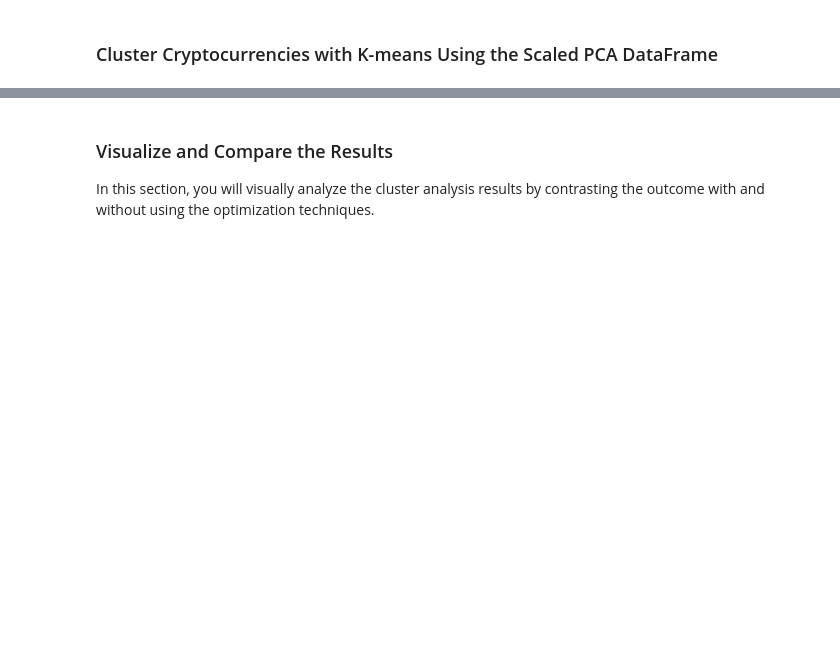
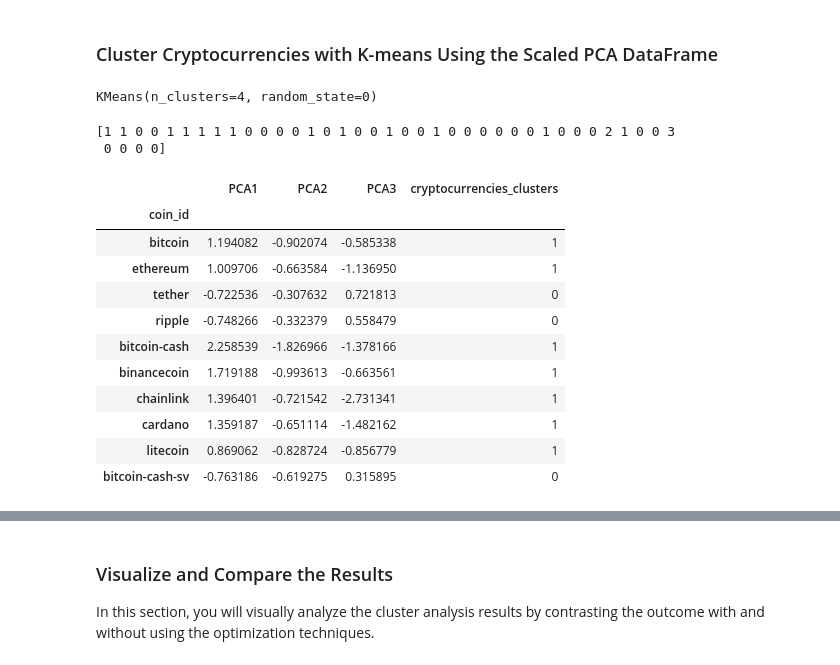
Before and after one commit to HanaDoubleU/CryptoClustering, a Jupyter notebook: Crypto_Clustering.ipynb, the cells around one changed output, grey strips where cells are left out. Drawn from its saved outputs; the diff is of its cells as text; code cells hidden in the pictures; blank space fills up the shorter version.

Commit message:
clustering pcas

```diff
--- a/Crypto_Clustering.ipynb
+++ b/Crypto_Clustering.ipynb
@@ -332,21 +332,47 @@ df_elbow.hvplot.line(
 ### Cluster Cryptocurrencies with K-means Using the Scaled PCA DataFrame
 # %%
 # Initialize the K-Means model using the best value for k
+# reference: segmenting_with_pca_solution.ipynb
+model = KMeans(n_clusters=4, random_state=0)
 # %%
 # Fit the K-Means model using the PCA data
+# reference: segmenting_with_pca_solution.ipynb
+model.fit(market_pca_df)
+# %% [output]
+KMeans(n_clusters=4, random_state=0)
 # %%
 # Predict the clusters to group the cryptocurrencies using the scaled PCA DataFrame
-
-
+# reference: segmenting_with_pca_solution.ipynb
+cryptocurrencies_clusters = model.predict(market_pca_df)
 # Print the resulting array of cluster values.
+# reference: previous cells
+print(cryptocurrencies_clusters)
+# %% [output]
+[1 1 0 0 1 1 1 1 1 0 0 0 0 1 0 1 0 0 1 0 0 1 0 0 0 0 0 0 1 0 0 0 2 1 0 0 3
+ 0 0 0 0]
 # %%
 # Create a copy of the scaled PCA DataFrame
-
-
+# reference: segmenting_with_pca_solution.ipynb
+market_pca_predictions_df = market_pca_df.copy()
 # Add a new column to the copy of the PCA DataFrame with the predicted clusters
-
-
+# reference: segmenting_with_pca_solution.ipynb
+market_pca_predictions_df["cryptocurrencies_clusters"] = cryptocurrencies_clusters
 # Display the copy of the scaled PCA DataFrame
+# reference: segmenting_with_pca_solution.ipynb
+market_pca_predictions_df.head(10)
+# %% [output]
+|  | PCA1 | PCA2 | PCA3 | cryptocurrencies_clusters |
+| coin_id |  |  |  |  |
+| bitcoin | 1.194082 | -0.902074 | -0.585338 | 1 |
+| ethereum | 1.009706 | -0.663584 | -1.136950 | 1 |
+| tether | -0.722536 | -0.307632 | 0.721813 | 0 |
+| ripple | -0.748266 | -0.332379 | 0.558479 | 0 |
+| bitcoin-cash | 2.258539 | -1.826966 | -1.378166 | 1 |
+| binancecoin | 1.719188 | -0.993613 | -0.663561 | 1 |
+| chainlink | 1.396401 | -0.721542 | -2.731341 | 1 |
+| cardano | 1.359187 | -0.651114 | -1.482162 | 1 |
+| litecoin | 0.869062 | -0.828724 | -0.856779 | 1 |
+| bitcoin-cash-sv | -0.763186 | -0.619275 | 0.315895 | 0 |
 # %%
 # Create a scatter plot using hvPlot by setting
 # `x="PC1"` and `y="PC2"`.
```
Also changed, not shown: parts of 1 cell of this notebook.
